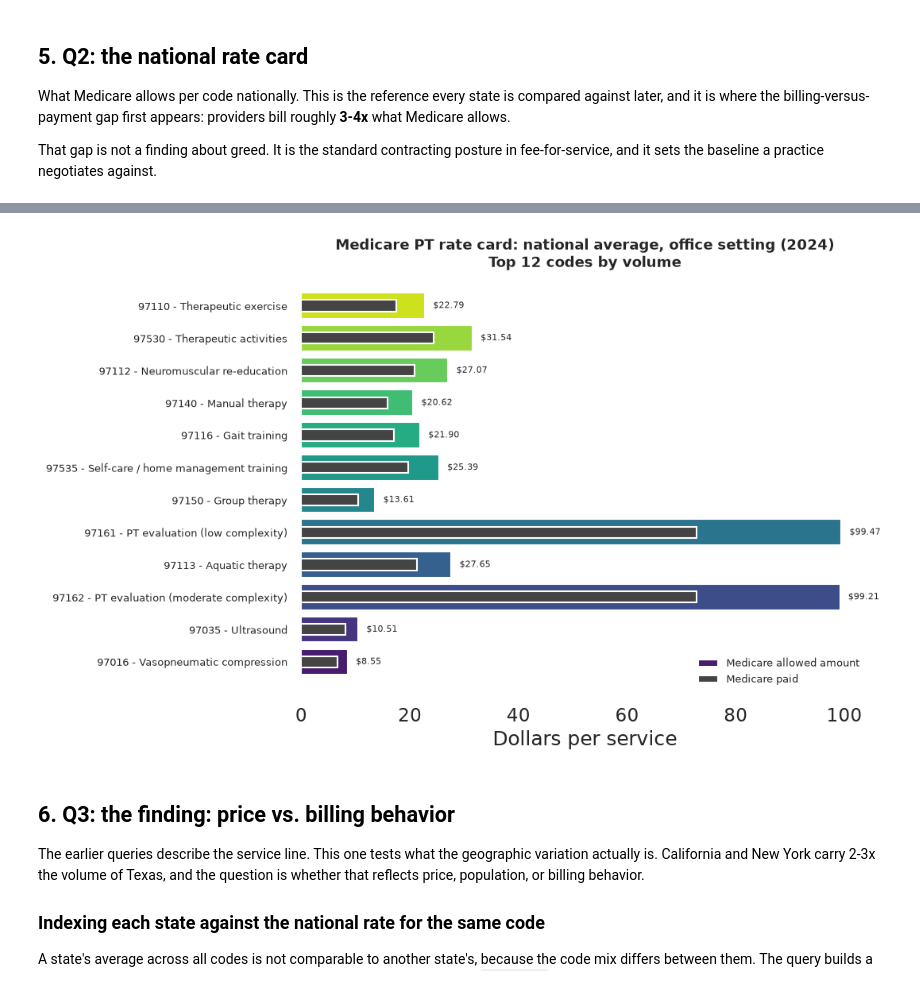
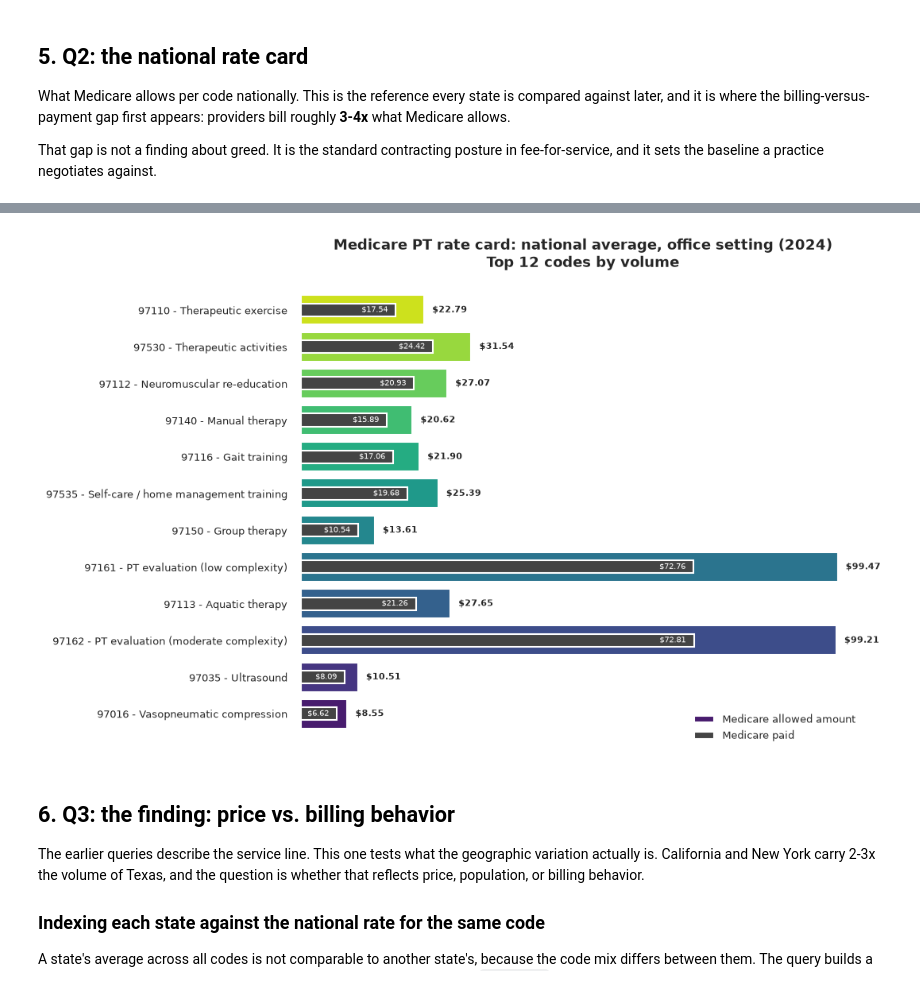
Before and after one commit to Cullenium25/pt-payment-analysis, a Jupyter notebook: notebooks/pt_payment_analysis.ipynb, the cells around one changed output, grey strips where cells are left out. Cells and saved outputs as stored; diff of their text form; code cells hidden in the pictures.

Commit message:
Clean up graphs for readability

```diff
--- a/notebooks/pt_payment_analysis.ipynb
+++ b/notebooks/pt_payment_analysis.ipynb
@@ -65,6 +65,13 @@ def strip_spines(ax) -> None:
     """Drop the axes border. The bars carry the chart; the box adds nothing."""
     for spine in ax.spines.values():
         spine.set_visible(False)
+
+
+def strip_xaxis(ax) -> None:
+    """Drop the x scale. Each bar carries its own value label instead."""
+    ax.set_xticks([])
+    ax.set_xlabel("")
+    ax.tick_params(axis="x", length=0)
 
 
 def find_root(start: pathlib.Path) -> pathlib.Path:
@@ -346,24 +353,29 @@ rate.head(8).round(2)
 # %%
 top = rate.head(12).iloc[::-1]
 fig, ax = plt.subplots(figsize=(11, 7))
 y = range(len(top))
 ax.barh(y, top.avg_allowed_amount, color=sns.color_palette(PALETTE, len(top)),
         label="Medicare allowed amount")
 ax.barh(y, top.avg_medicare_payment, color="#444", height=0.35, label="Medicare paid")
 ax.set_yticks(list(y))
 # "97110 - Therapeutic exercise" reads better than a bare code.
 ax.set_yticklabels([f"{r.code} - {r.service}" for r in top.itertuples()], fontsize=9)
 for i, r in enumerate(top.itertuples()):
-    ax.text(r.avg_allowed_amount + 1.5, i, f"${r.avg_allowed_amount:,.2f}", va="center", fontsize=8)
-ax.set_xlabel("Dollars per service")
+    ax.text(r.avg_allowed_amount + 1.5, i, f"${r.avg_allowed_amount:,.2f}",
+            va="center", fontsize=8, weight="bold")
+    # The paid amount goes inside its own bar so it cannot collide with the
+    # allowed label sitting at the end of the longer bar.
+    ax.text(r.avg_medicare_payment - 1.5, i, f"${r.avg_medicare_payment:,.2f}",
+            va="center", ha="right", fontsize=7, color="white")
+strip_xaxis(ax)
 ax.set_title("Medicare PT rate card: national average, office setting (2024)\n"
              "Top 12 codes by volume", fontsize=13, weight="bold")
 ax.legend(loc="lower right", fontsize=9, frameon=False)
 strip_spines(ax)
 fig.tight_layout()
 plt.show()
 # %% [output]
-[figure, old version]
+[figure, new version]
 # %% [markdown]
 ## 6. Q3: the finding: price vs. billing behavior
 
```
Also changed, not shown: parts of 2 cells of this notebook, 4 other files.
